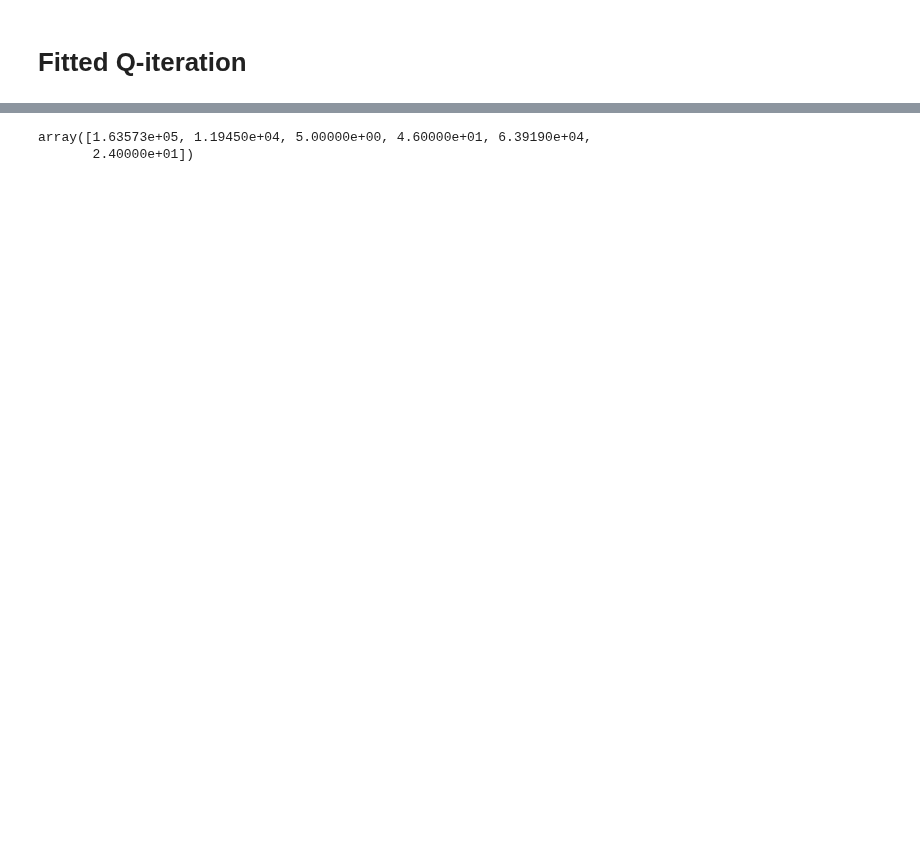
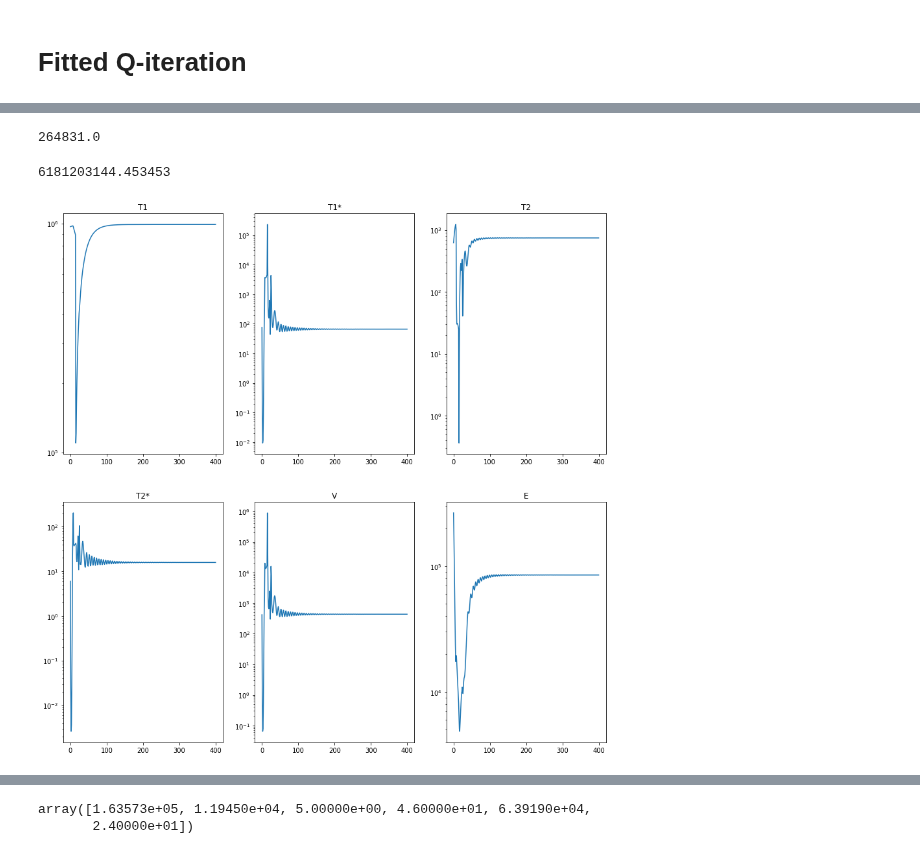
Before and after one commit to SuReLI/hiv_experiment, a Jupyter notebook: dinh_viet_toan/hiv_dvt.ipynb, the cells around one changed output, grey strips where cells are left out. Saved outputs shown, nothing was run; the diff lists cells and outputs as text; code cells hidden in the pictures; blank space fills up the shorter version.

```diff
--- a/dinh_viet_toan/hiv_dvt.ipynb
+++ b/dinh_viet_toan/hiv_dvt.ipynb
@@ -144,0 +354,8 @@ Text(0.5, 1.0, 'E')
+# %%
+s = env.reset('healthy')
+states_healthy, rew = make_simulation(s)
+plot_stuff(states_healthy)
+# %% [output]
+264831.0
+6181203144.453453
+[figure, added]
```
Also changed, not shown: parts of 60 cells of this notebook.
